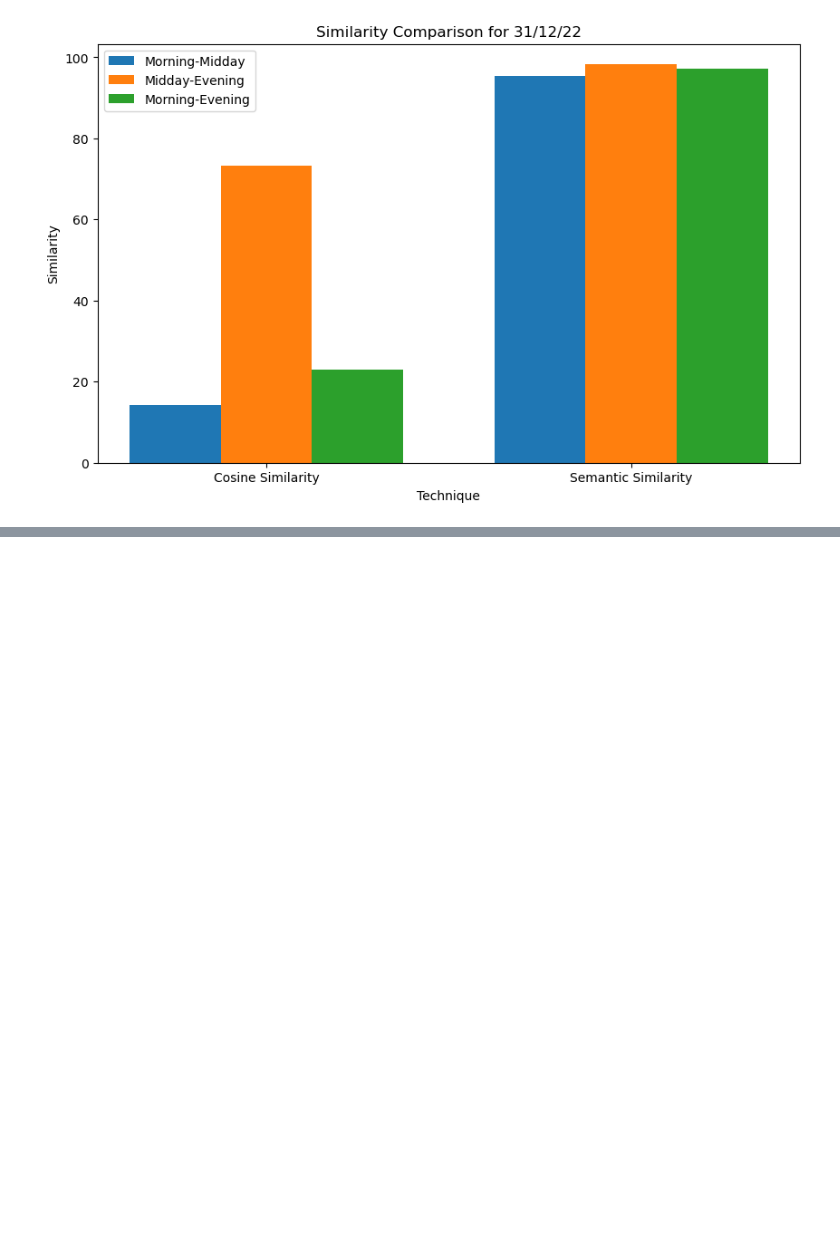
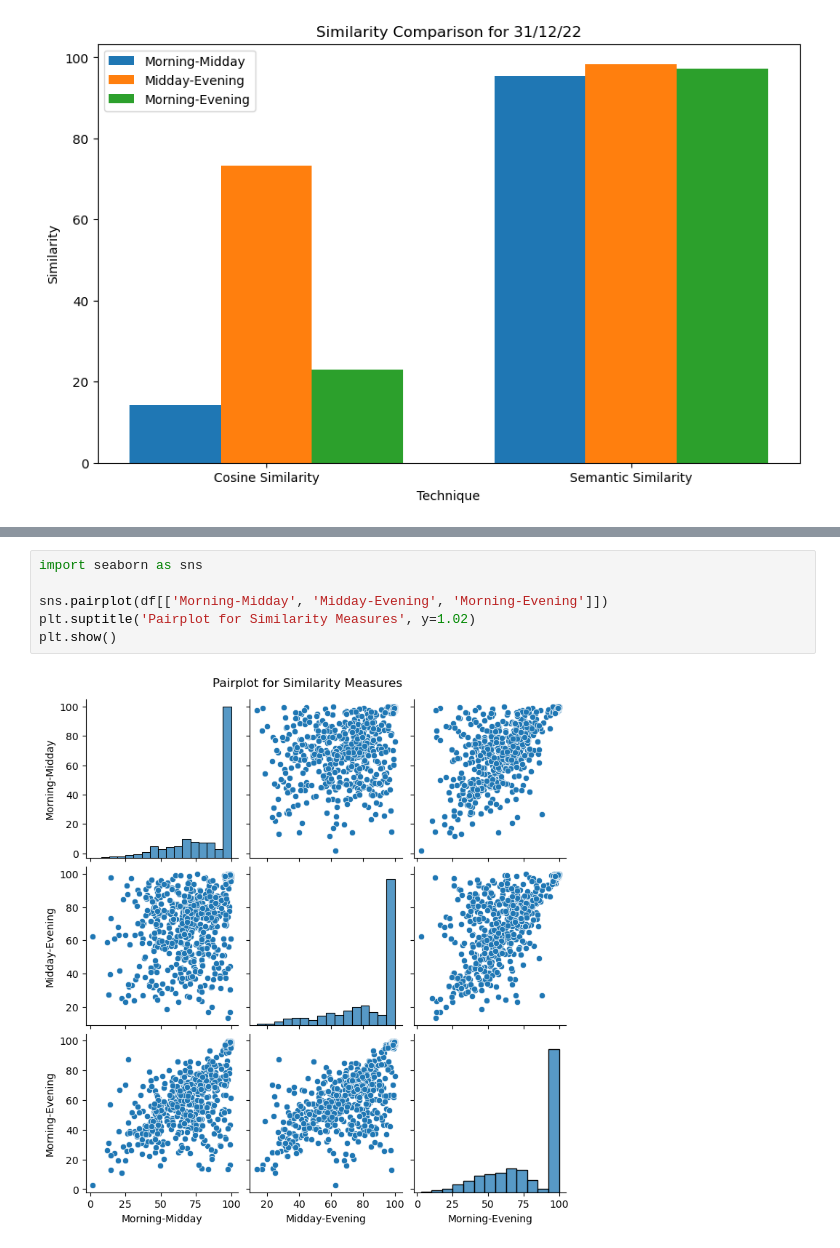
Before and after one commit to udayb3/Analysis-of-Daily-News-Bulletin, a Jupyter notebook: Graph/graph.ipynb, the cells around one changed output, grey strips where cells are left out. Drawn from its saved outputs; the diff is of its cells as text; blank space fills up the shorter version.

```diff
--- a/Graph/graph.ipynb
+++ b/Graph/graph.ipynb
@@ -172,0 +239,8 @@ else:
+# %%
+import seaborn as sns
+
+sns.pairplot(df[['Morning-Midday', 'Midday-Evening', 'Morning-Evening']])
+plt.suptitle('Pairplot for Similarity Measures', y=1.02)
+plt.show()
+# %% [output]
+[figure, added]
```
Also changed, not shown: parts of 11 cells of this notebook.
